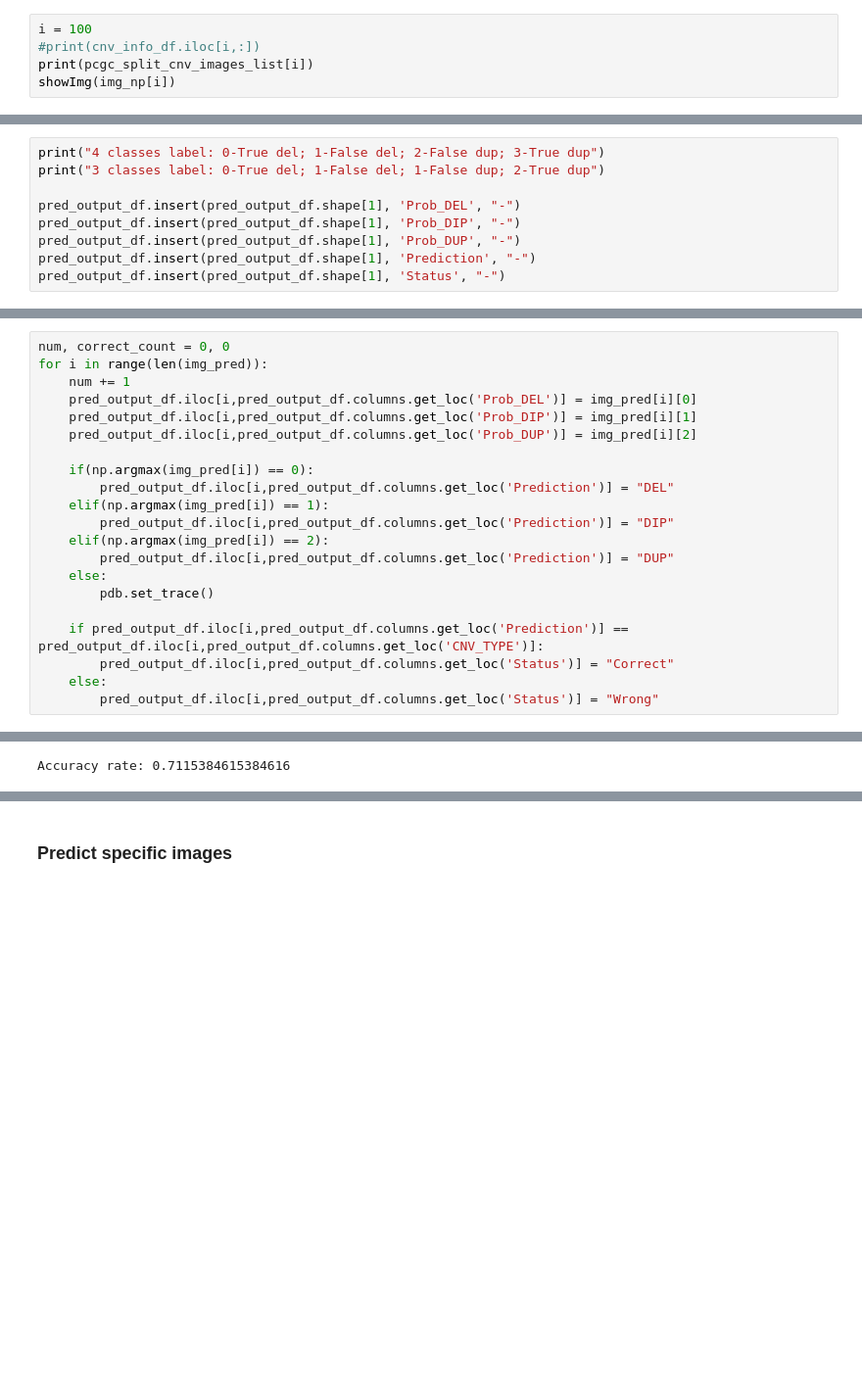
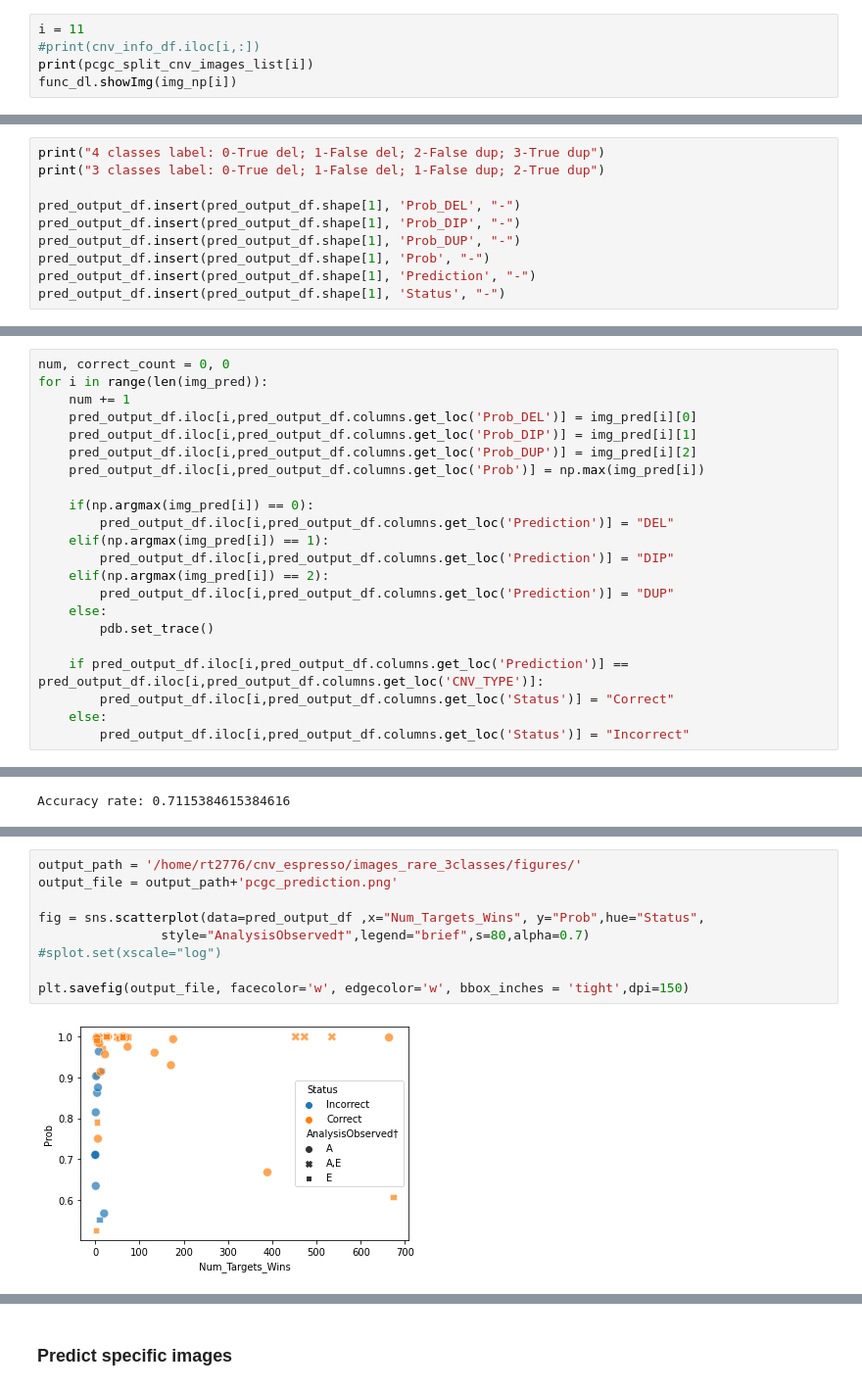
Before and after one commit to ShenLab/CNV-Espresso, a Jupyter notebook: src/prediction.ipynb, the cells around one changed output, grey strips where cells are left out. Shown at 98% size. Saved outputs shown, nothing was run; the diff lists cells and outputs as text; blank space fills up the shorter version.

```diff
--- a/src/prediction.ipynb
+++ b/src/prediction.ipynb
@@ -184,6 +116,6 @@ img_np.shape
 # %%
-i = 100
+i = 11
 #print(cnv_info_df.iloc[i,:])
 print(pcgc_split_cnv_images_list[i])
-showImg(img_np[i])
+func_dl.showImg(img_np[i])
 # %% [output]
@@ -342,6 +220,7 @@ print("3 classes label: 0-True del; 1-False del; 1-False dup; 2-True dup")
 pred_output_df.insert(pred_output_df.shape[1], 'Prob_DEL', "-")
 pred_output_df.insert(pred_output_df.shape[1], 'Prob_DIP', "-")
 pred_output_df.insert(pred_output_df.shape[1], 'Prob_DUP', "-")
+pred_output_df.insert(pred_output_df.shape[1], 'Prob', "-")
 pred_output_df.insert(pred_output_df.shape[1], 'Prediction', "-")
 pred_output_df.insert(pred_output_df.shape[1], 'Status', "-")
 # %% [output]
@@ -357,6 +236,7 @@ for i in range(len(img_pred)):
     pred_output_df.iloc[i,pred_output_df.columns.get_loc('Prob_DEL')] = img_pred[i][0]
     pred_output_df.iloc[i,pred_output_df.columns.get_loc('Prob_DIP')] = img_pred[i][1]
     pred_output_df.iloc[i,pred_output_df.columns.get_loc('Prob_DUP')] = img_pred[i][2]
+    pred_output_df.iloc[i,pred_output_df.columns.get_loc('Prob')] = np.max(img_pred[i])
 
     if(np.argmax(img_pred[i]) == 0):
         pred_output_df.iloc[i,pred_output_df.columns.get_loc('Prediction')] = "DEL"
@@ -370,7 +250,7 @@ for i in range(len(img_pred)):
     if pred_output_df.iloc[i,pred_output_df.columns.get_loc('Prediction')] == pred_output_df.iloc[i,pred_output_df.columns.get_loc('CNV_TYPE')]:
         pred_output_df.iloc[i,pred_output_df.columns.get_loc('Status')] = "Correct"
     else:
-        pred_output_df.iloc[i,pred_output_df.columns.get_loc('Status')] = "Wrong"
+        pred_output_df.iloc[i,pred_output_df.columns.get_loc('Status')] = "Incorrect"
 # %%
 accuracy_rate = len(pred_output_df[pred_output_df['Status'] == "Correct"])/len(pred_output_df)
 print("Accuracy rate:",accuracy_rate)
@@ -393,0 +284,11 @@ pred_output_df.to_csv(output_path+'pcgc_NimbleGenV2_data_prediction.csv',index=F
+# %%
+output_path = '/home/rt2776/cnv_espresso/images_rare_3classes/figures/'
+output_file = output_path+'pcgc_prediction.png'
+
+fig = sns.scatterplot(data=pred_output_df ,x="Num_Targets_Wins", y="Prob",hue="Status",
+                style="AnalysisObserved†",legend="brief",s=80,alpha=0.7)
+#splot.set(xscale="log")
+
+plt.savefig(output_file, facecolor='w', edgecolor='w', bbox_inches = 'tight',dpi=150)
+# %% [output]
+[figure, added]
```
Also changed, not shown: parts of 32 cells of this notebook, 4 other files.
